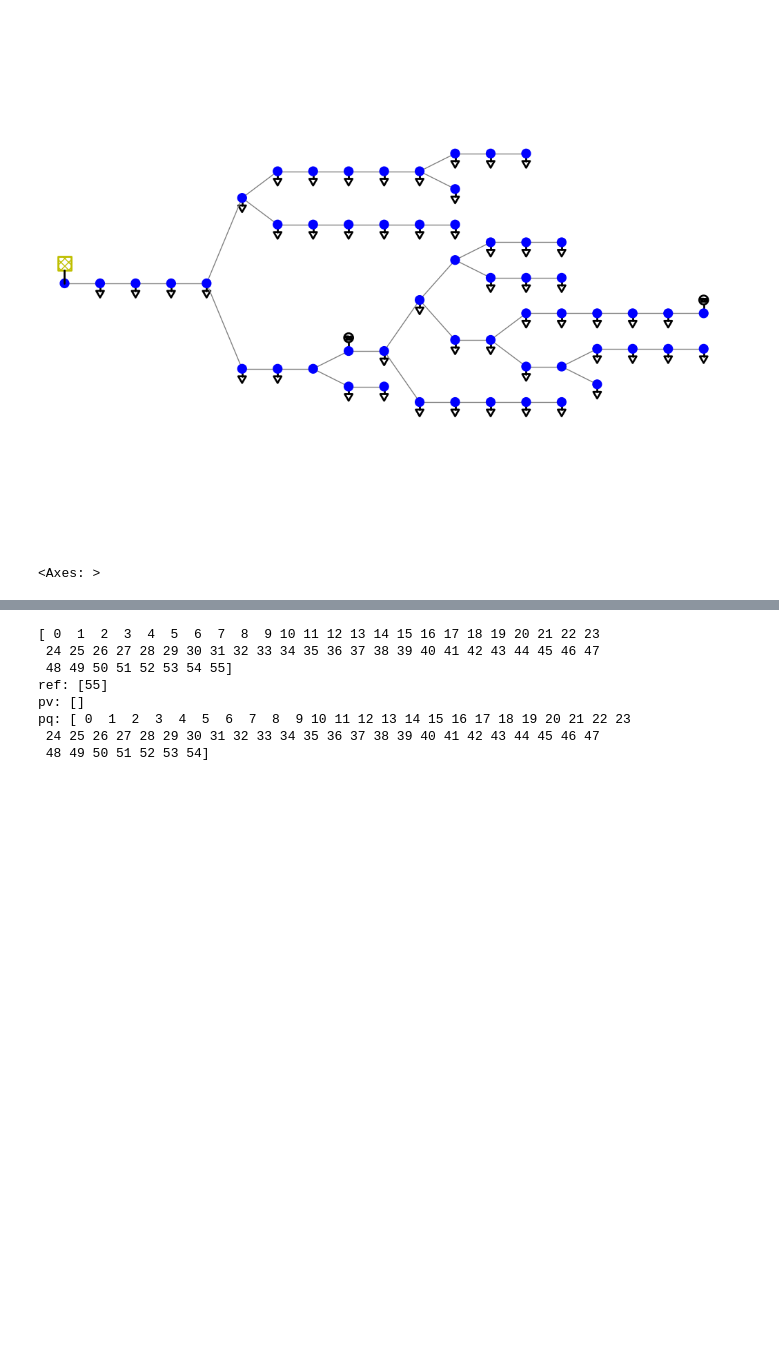
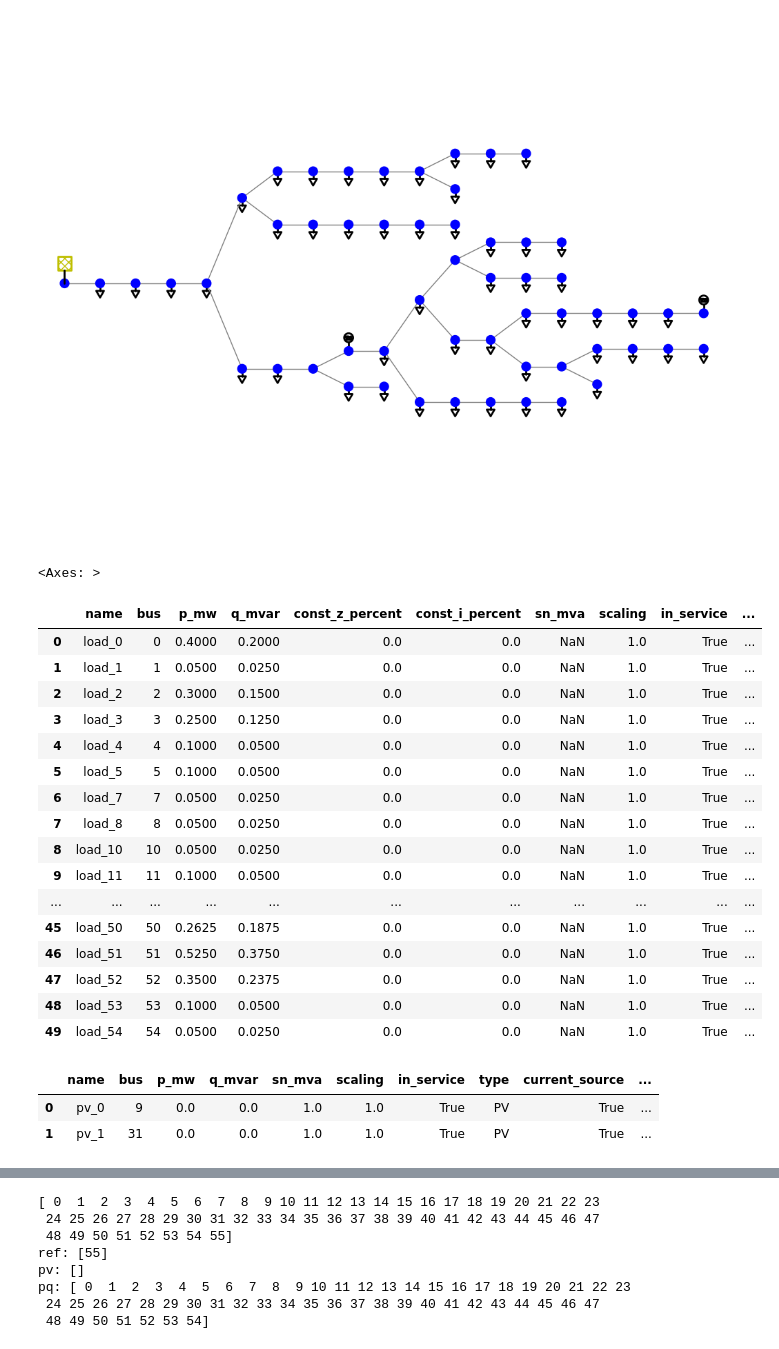
Before and after one commit to NicholasBehr/prime, a Jupyter notebook: notebooks/import_unicorn_56.ipynb, the cells around one changed output, grey strips where cells are left out. Saved outputs shown, nothing was run; the diff lists cells and outputs as text; code cells hidden in the pictures; blank space fills up the shorter version.

```diff
--- a/notebooks/import_unicorn_56.ipynb
+++ b/notebooks/import_unicorn_56.ipynb
@@ -40,14 +40,32 @@ for i in range(num_bus):
 # %%
 # clean load table
 num_load = len(net.load.index)
 for i in range(num_load):
     # name
     net.load.loc[i, "name"] = f"load_{net.load.loc[i, 'bus']}"
 
 net.load["p_mw"] *= 2.5  ## change
 net.load["q_mvar"] *= 2.5  ## change
 
-# net.load
+net.load
+# %% [output]
+|  | name | bus | p_mw | q_mvar | const_z_percent | const_i_percent | sn_mva | scaling | in_service | ... |
+| 0 | load_0 | 0 | 0.4000 | 0.2000 | 0.0 | 0.0 | NaN | 1.0 | True | ... |
+| 1 | load_1 | 1 | 0.0500 | 0.0250 | 0.0 | 0.0 | NaN | 1.0 | True | ... |
+| 2 | load_2 | 2 | 0.3000 | 0.1500 | 0.0 | 0.0 | NaN | 1.0 | True | ... |
+| 3 | load_3 | 3 | 0.2500 | 0.1250 | 0.0 | 0.0 | NaN | 1.0 | True | ... |
+| 4 | load_4 | 4 | 0.1000 | 0.0500 | 0.0 | 0.0 | NaN | 1.0 | True | ... |
+| 5 | load_5 | 5 | 0.1000 | 0.0500 | 0.0 | 0.0 | NaN | 1.0 | True | ... |
+| 6 | load_7 | 7 | 0.0500 | 0.0250 | 0.0 | 0.0 | NaN | 1.0 | True | ... |
+| 7 | load_8 | 8 | 0.0500 | 0.0250 | 0.0 | 0.0 | NaN | 1.0 | True | ... |
+| 8 | load_10 | 10 | 0.0500 | 0.0250 | 0.0 | 0.0 | NaN | 1.0 | True | ... |
+| 9 | load_11 | 11 | 0.1000 | 0.0500 | 0.0 | 0.0 | NaN | 1.0 | True | ... |
+| ... | ... | ... | ... | ... | ... | ... | ... | ... | ... | ... |
+| 45 | load_50 | 50 | 0.2625 | 0.1875 | 0.0 | 0.0 | NaN | 1.0 | True | ... |
+| 46 | load_51 | 51 | 0.5250 | 0.3750 | 0.0 | 0.0 | NaN | 1.0 | True | ... |
+| 47 | load_52 | 52 | 0.3500 | 0.2375 | 0.0 | 0.0 | NaN | 1.0 | True | ... |
+| 48 | load_53 | 53 | 0.1000 | 0.0500 | 0.0 | 0.0 | NaN | 1.0 | True | ... |
+| 49 | load_54 | 54 | 0.0500 | 0.0250 | 0.0 | 0.0 | NaN | 1.0 | True | ... |
 # %%
 # clean sgen table
 num_sgen = len(net.sgen.index)
@@ -61,7 +79,11 @@ net.sgen["max_p_mw"] *= 2.5  ## change
 net.sgen["max_q_mvar"] *= 2.5  ## change
 net.sgen["min_q_mvar"] *= 2.5  ## change
 
-# net.sgen
+net.sgen
+# %% [output]
+|  | name | bus | p_mw | q_mvar | sn_mva | scaling | in_service | type | current_source | ... |
+| 0 | pv_0 | 9 | 0.0 | 0.0 | 1.0 | 1.0 | True | PV | True | ... |
+| 1 | pv_1 | 31 | 0.0 | 0.0 | 1.0 | 1.0 | True | PV | True | ... |
 # %%
 # clean ext_grid table
 net.ext_grid.loc[0, "name"] = "substation"
```
Also changed, not shown: parts of 2 cells of this notebook, 11 other files.
